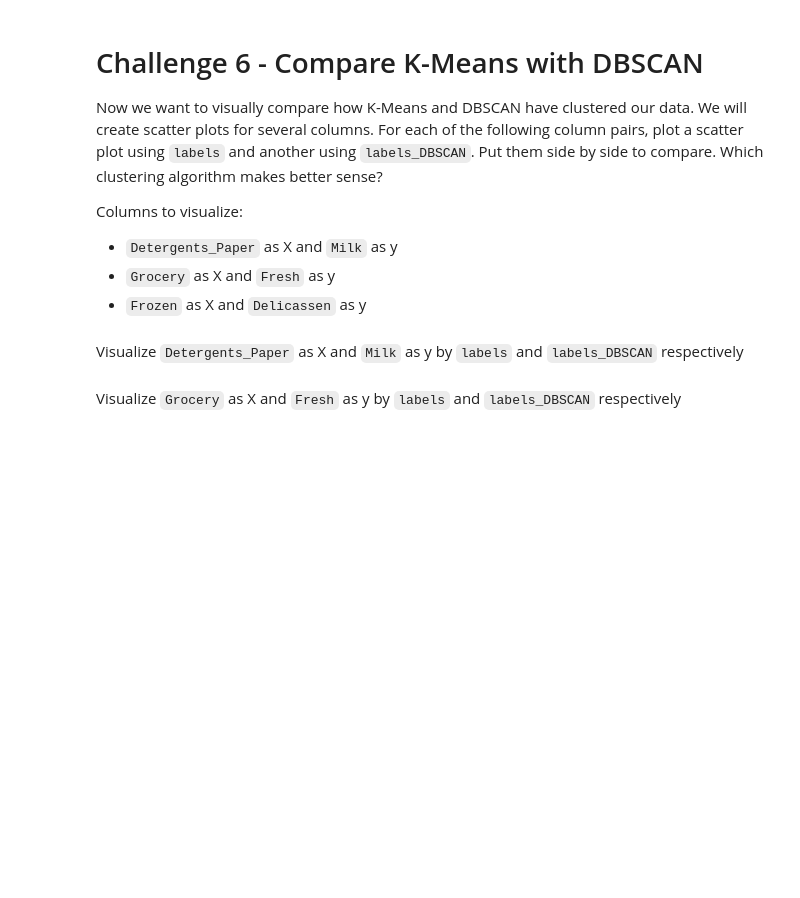
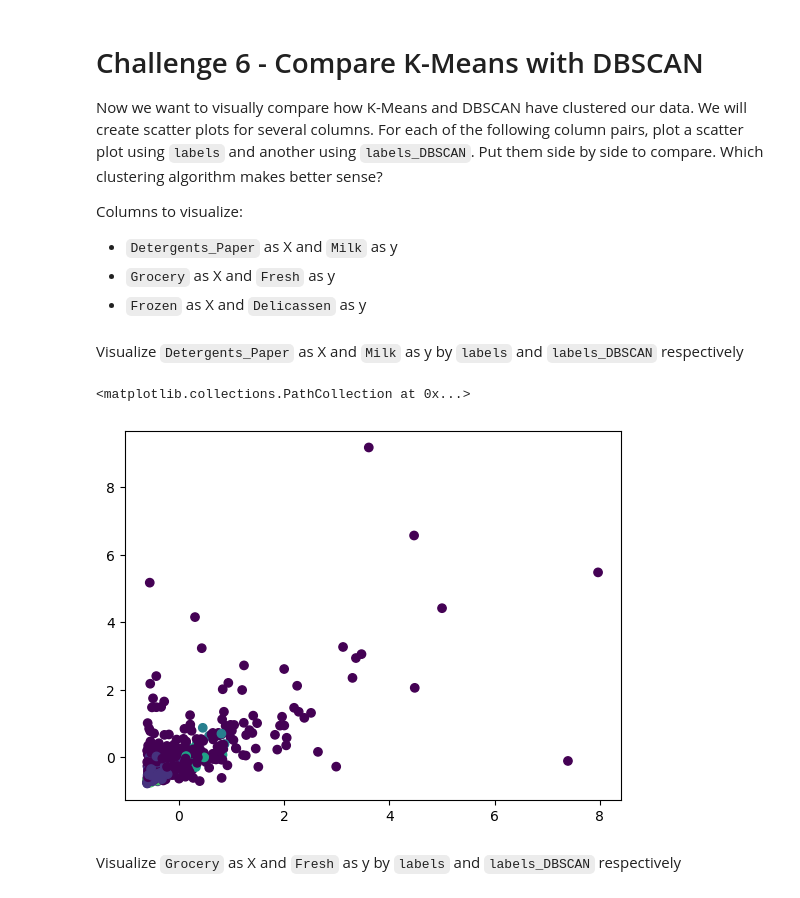
Before and after one commit to Ironhack-Data-Madrid-Abril-2023/7.4-lab_unsupervised_learning, a Jupyter notebook: your-code/main.ipynb, the cells around one changed output. Saved outputs shown, nothing was run; the diff lists cells and outputs as text; code cells hidden in the pictures; blank space fills up the shorter version.

```diff
--- a/your-code/main.ipynb
+++ b/your-code/main.ipynb
@@ -101,0 +190,2 @@ from sklearn.cluster import KMeans
+# %%
+clusters = kmeans.fit(customers_scale)
@@ -103,3 +197,5 @@ from sklearn.cluster import KMeans
 Count the values in `labels`.
 # %%
 # Your code here:
+customers_scale['labels'] = clusters.labels_
+customers_scale.head()
@@ -110,10 +213,14 @@ Now let's cluster the data using DBSCAN. Use `DBSCAN(eps=0.5)` to initiate the m
 # %%
 # Your code here
 from sklearn.cluster import DBSCAN
+dbscan=DBSCAN()
+
+y = dbscan.fit(customers_scale)
 # %% [markdown]
 Count the values in `labels_DBSCAN`.
 # %%
 # Your code here
+customers_scale['labels_DBSCAN'] = y.labels_
 # %% [markdown]
 # Challenge 6 - Compare K-Means with DBSCAN
 
@@ -131,2 +236,11 @@ Visualize `Detergents_Paper` as X and `Milk` as y by `labels` and `labels_DBSCAN
+# %%
+# Your code here:
+plt.scatter(customers_scale.Detergents_Paper,   # eje x
+            customers_scale.Milk,   # eje y
+            c=customers_scale.labels_DBSCAN
+            )
+# %% [output]
+<matplotlib.collections.PathCollection at 0x...>
+[figure, added]
 # %% [markdown]
 Visualize `Grocery` as X and `Fresh` as y by `labels` and `labels_DBSCAN` respectively
```
Also changed, not shown: parts of 28 cells of this notebook, 3 other files.
